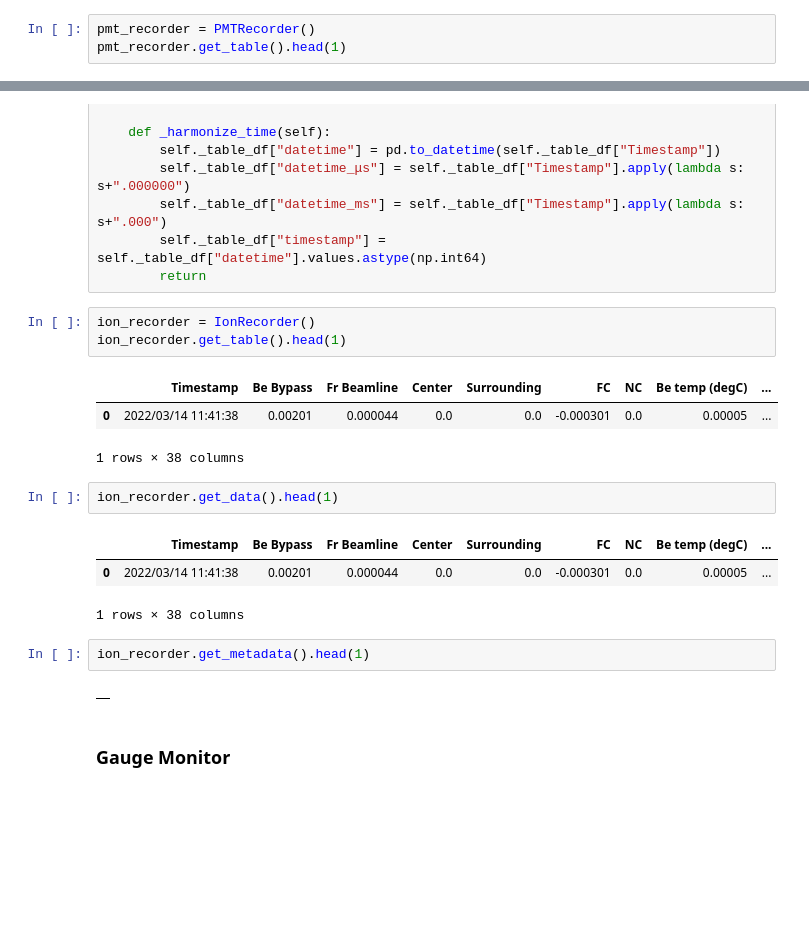
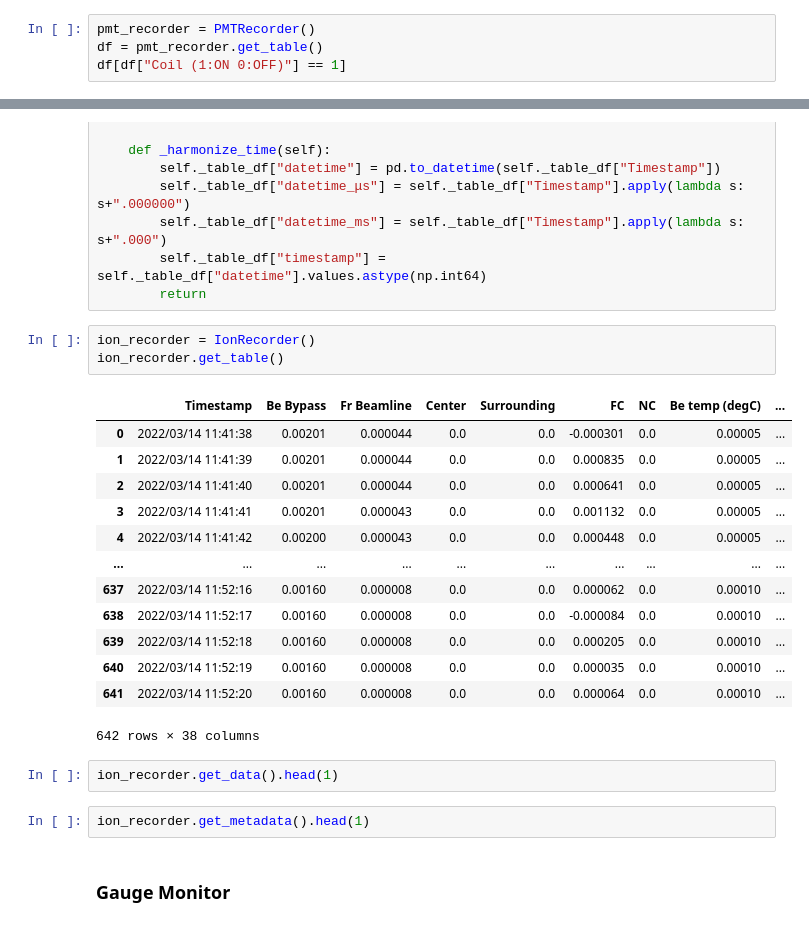
Before and after one commit to romanwixinger/data-engineering-utokyo, a Jupyter notebook: notebooks/data_exploration.ipynb, the cells around one changed output, grey strips where cells are left out. Cells and saved outputs as stored; diff of their text form; blank space fills up the shorter version.

```diff
--- a/notebooks/data_exploration.ipynb
+++ b/notebooks/data_exploration.ipynb
@@ -341,7 +351,8 @@ class PMTRecorder(Recorder):
         return
 # %%
 pmt_recorder = PMTRecorder()
-pmt_recorder.get_table().head(1)
+df = pmt_recorder.get_table()
+df[df["Coil (1:ON 0:OFF)"] == 1]
 # %% [output]
 |  | No. | Time | PMT Current (A) | ROI Sum | Coil (1:ON 0:OFF) | datetime_μs | datetime_ms | datetime | ... |
 | 0 | 1 | 2022/03/15 08:18:00.266 | -1.519308e-13 | 1491678 | 1 | 2022/03/15 08:18:00.266000 | 2022/03/15 08:18:00.266 | 2022/03/15 08:18:00 | ... |
@@ -464,21 +499,25 @@ class IonRecorder(Recorder):
         return
 # %%
 ion_recorder = IonRecorder()
-ion_recorder.get_table().head(1)
+ion_recorder.get_table()
 # %% [output]
 |  | Timestamp | Be Bypass | Fr Beamline | Center | Surrounding | FC | NC | Be temp (degC) | ... |
 | 0 | 2022/03/14 11:41:38 | 0.00201 | 0.000044 | 0.0 | 0.0 | -0.000301 | 0.0 | 0.00005 | ... |
+| 1 | 2022/03/14 11:41:39 | 0.00201 | 0.000044 | 0.0 | 0.0 | 0.000835 | 0.0 | 0.00005 | ... |
+| 2 | 2022/03/14 11:41:40 | 0.00201 | 0.000044 | 0.0 | 0.0 | 0.000641 | 0.0 | 0.00005 | ... |
+| 3 | 2022/03/14 11:41:41 | 0.00201 | 0.000043 | 0.0 | 0.0 | 0.001132 | 0.0 | 0.00005 | ... |
+| 4 | 2022/03/14 11:41:42 | 0.00200 | 0.000043 | 0.0 | 0.0 | 0.000448 | 0.0 | 0.00005 | ... |
+| ... | ... | ... | ... | ... | ... | ... | ... | ... | ... |
+| 637 | 2022/03/14 11:52:16 | 0.00160 | 0.000008 | 0.0 | 0.0 | 0.000062 | 0.0 | 0.00010 | ... |
+| 638 | 2022/03/14 11:52:17 | 0.00160 | 0.000008 | 0.0 | 0.0 | -0.000084 | 0.0 | 0.00010 | ... |
+| 639 | 2022/03/14 11:52:18 | 0.00160 | 0.000008 | 0.0 | 0.0 | 0.000205 | 0.0 | 0.00010 | ... |
+| 640 | 2022/03/14 11:52:19 | 0.00160 | 0.000008 | 0.0 | 0.0 | 0.000035 | 0.0 | 0.00010 | ... |
+| 641 | 2022/03/14 11:52:20 | 0.00160 | 0.000008 | 0.0 | 0.0 | 0.000064 | 0.0 | 0.00010 | ... |
-1 rows × 38 columns
+642 rows × 38 columns
 # %%
 ion_recorder.get_data().head(1)
-# %% [output]
-|  | Timestamp | Be Bypass | Fr Beamline | Center | Surrounding | FC | NC | Be temp (degC) | ... |
-| 0 | 2022/03/14 11:41:38 | 0.00201 | 0.000044 | 0.0 | 0.0 | -0.000301 | 0.0 | 0.00005 | ... |
-1 rows × 38 columns
 # %%
 ion_recorder.get_metadata().head(1)
-# %% [output]
-|  |
 # %% [markdown]
 ### Gauge Monitor
 # %%
```
Also changed, not shown: parts of 15 cells of this notebook, 3 other files.
